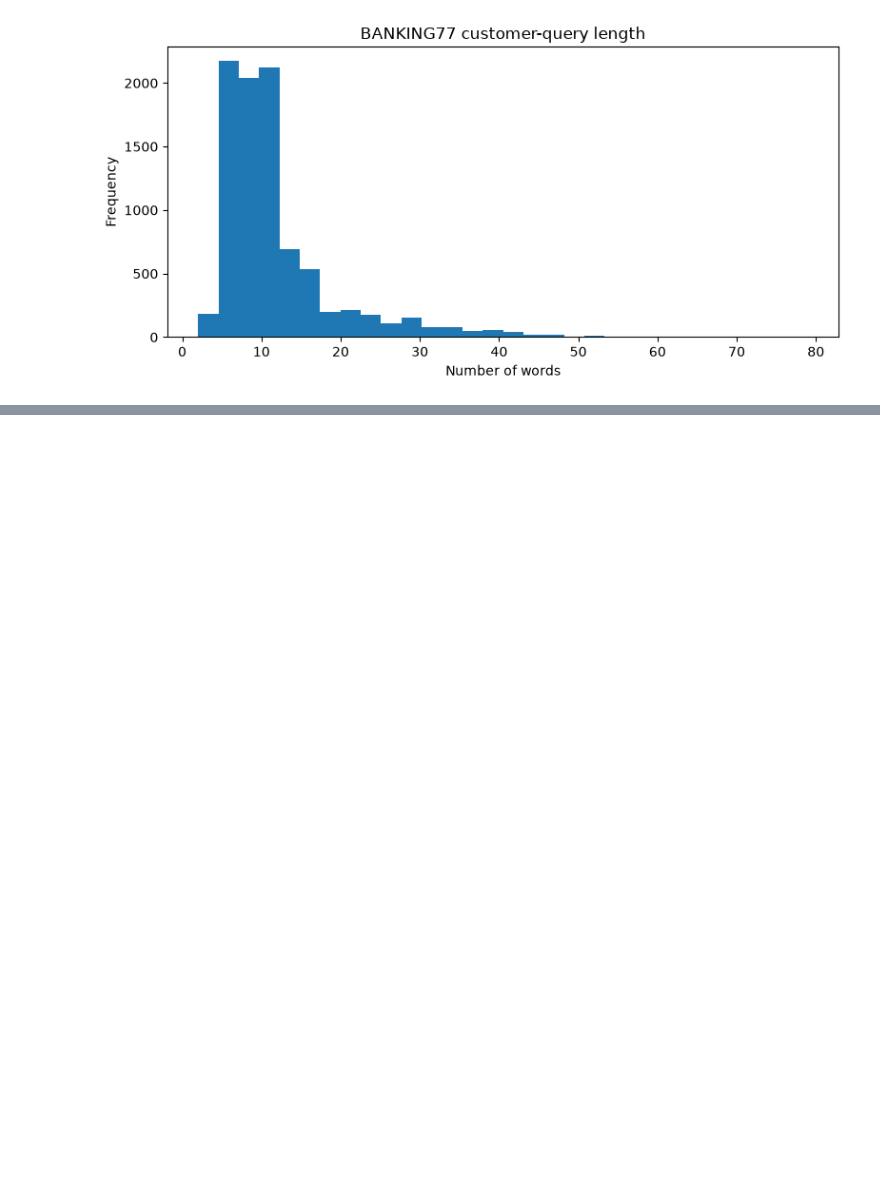
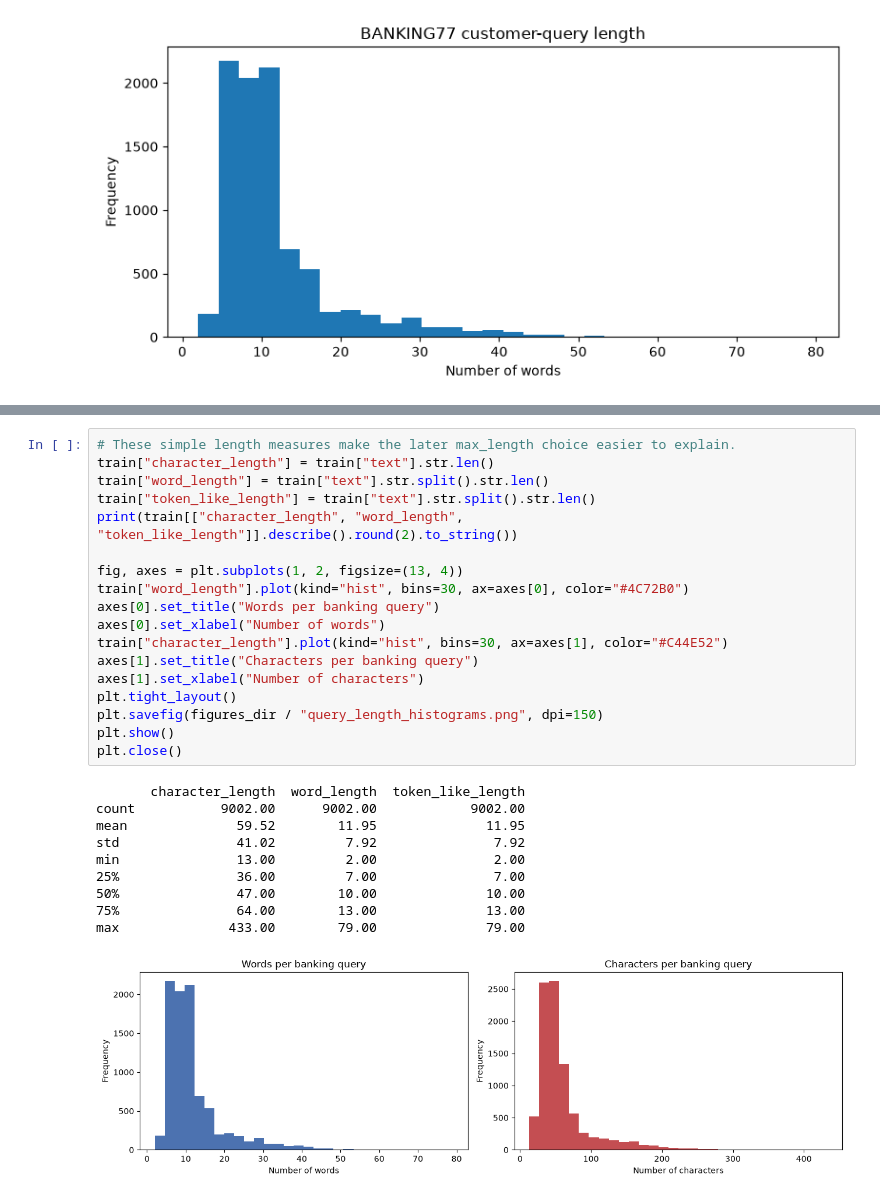
Before and after one commit to skeita/Fine-grained-banking-intent-classification, a Jupyter notebook: notebooks/01_eda_executed.ipynb, the cells around one changed output, grey strips where cells are left out. Saved outputs shown, nothing was run; the diff lists cells and outputs as text; blank space fills up the shorter version.

```diff
--- a/notebooks/01_eda_executed.ipynb
+++ b/notebooks/01_eda_executed.ipynb
@@ -119,0 +233,29 @@ plt.close()
+# %%
+# These simple length measures make the later max_length choice easier to explain.
+train["character_length"] = train["text"].str.len()
+train["word_length"] = train["text"].str.split().str.len()
+train["token_like_length"] = train["text"].str.split().str.len()
+print(train[["character_length", "word_length", "token_like_length"]].describe().round(2).to_string())
+
+fig, axes = plt.subplots(1, 2, figsize=(13, 4))
+train["word_length"].plot(kind="hist", bins=30, ax=axes[0], color="#4C72B0")
+axes[0].set_title("Words per banking query")
+axes[0].set_xlabel("Number of words")
+train["character_length"].plot(kind="hist", bins=30, ax=axes[1], color="#C44E52")
+axes[1].set_title("Characters per banking query")
+axes[1].set_xlabel("Number of characters")
+plt.tight_layout()
+plt.savefig(figures_dir / "query_length_histograms.png", dpi=150)
+plt.show()
+plt.close()
+# %% [output]
+       character_length  word_length  token_like_length
+count           9002.00      9002.00            9002.00
+mean              59.52        11.95              11.95
+std               41.02         7.92               7.92
+min               13.00         2.00               2.00
+25%               36.00         7.00               7.00
+50%               47.00        10.00              10.00
+75%               64.00        13.00              13.00
+max              433.00        79.00              79.00
+[figure, added]
```
Also changed, not shown: parts of 10 cells of this notebook, 3 other files.
